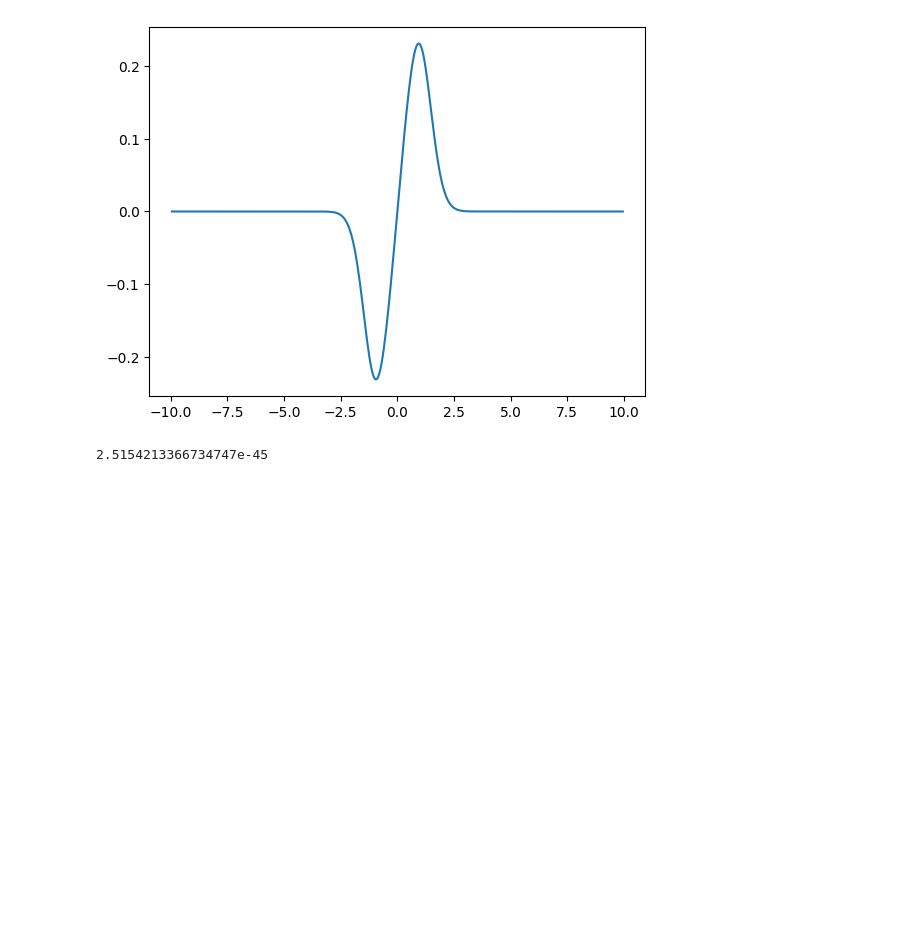
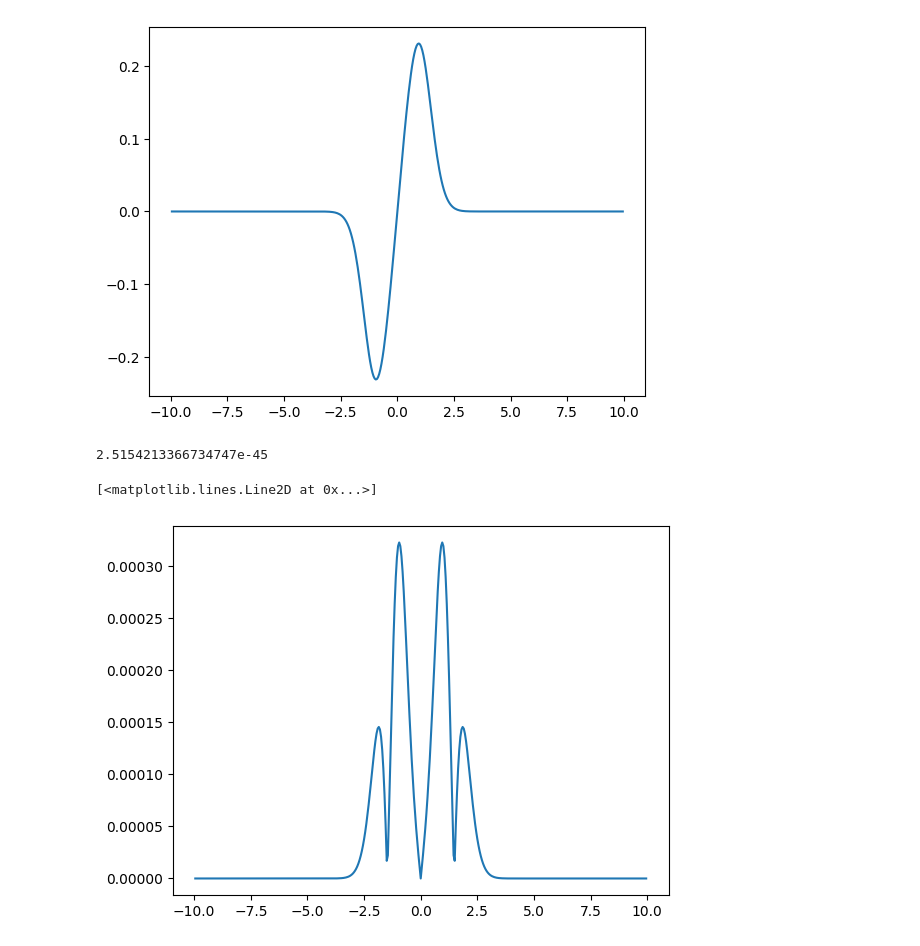
Before and after one commit to Metodoscomputacionales1/Metodos1_PedroAngarita_SimonUribe, a Jupyter notebook: Ejercicio_de_Derivación_2.ipynb, the cells around one changed output. Drawn from its saved outputs; the diff is of its cells as text; code cells hidden in the pictures; blank space fills up the shorter version.

```diff
--- a/Ejercicio_de_Derivación_2.ipynb
+++ b/Ejercicio_de_Derivación_2.ipynb
@@ -64,3 +64,9 @@ a=cuenta/len(errror_local)
 a
 # %% [output]
 2.5154213366734747e-45
+# %%
+plt.plot(nodos2,errror_local)
+#
+# %% [output]
+[<matplotlib.lines.Line2D at 0x...>]
+[figure, added]
```
